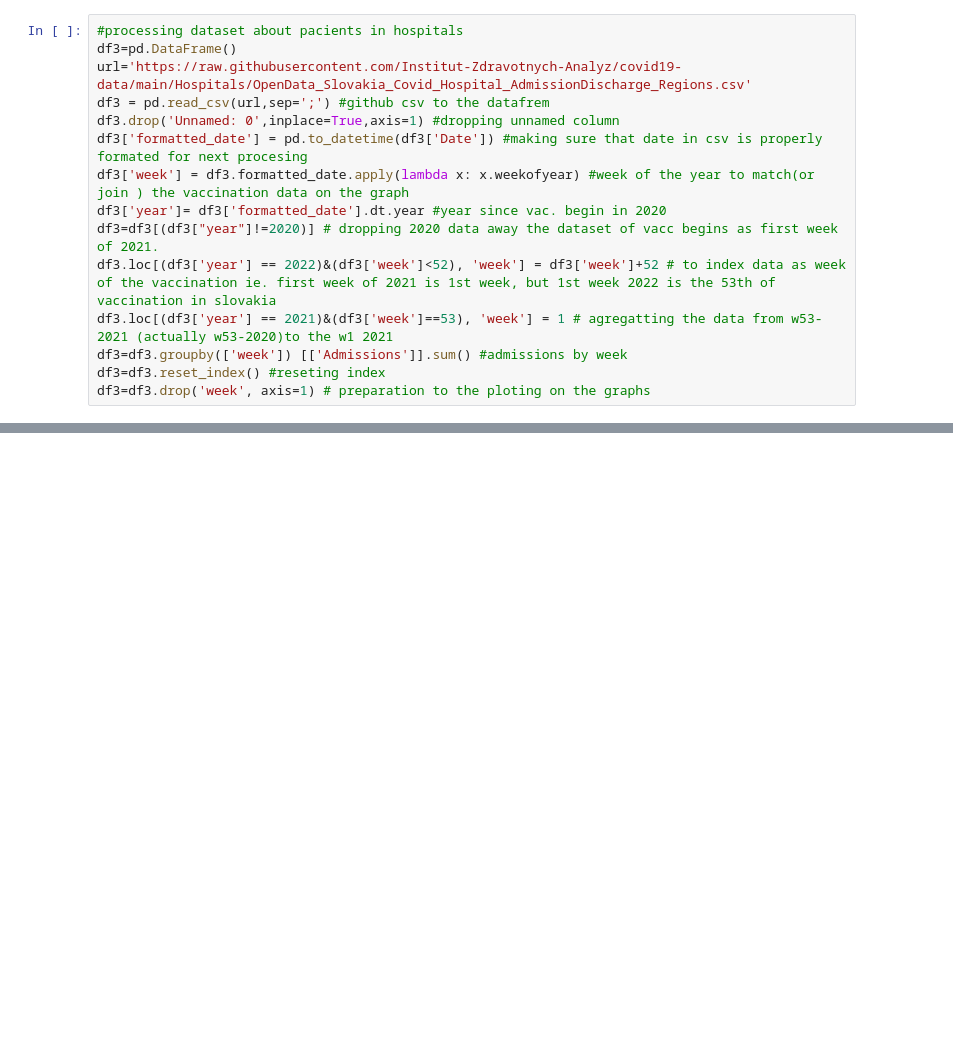
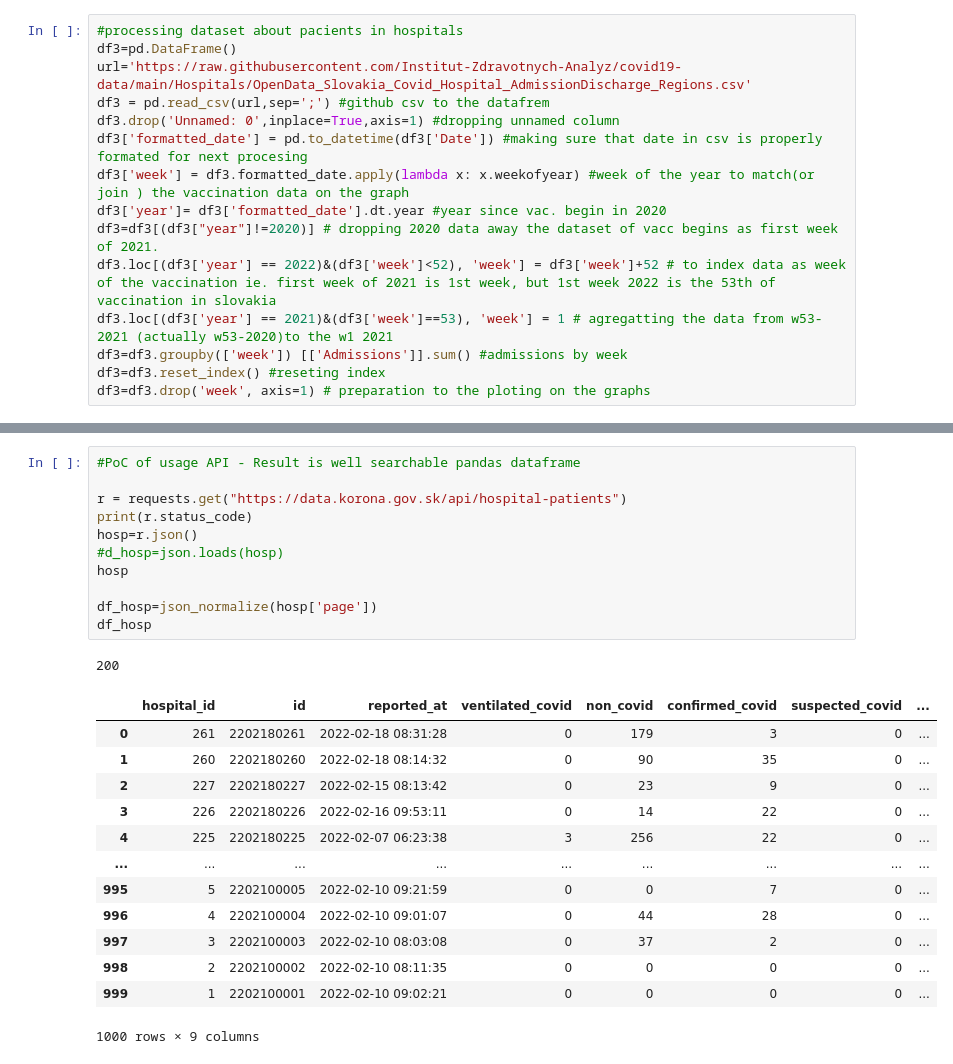
Before and after one commit to tomato54/projekt, a Jupyter notebook: Posielanie-dat-ockovanie-do-git.ipynb, the cells around one changed output, grey strips where cells are left out. Saved outputs shown, nothing was run; the diff lists cells and outputs as text; blank space fills up the shorter version.

```diff
--- a/Posielanie-dat-ockovanie-do-git.ipynb
+++ b/Posielanie-dat-ockovanie-do-git.ipynb
@@ -329,0 +594,26 @@ IndentationError: unexpected indent (<ipython-input-12-1f5181c4099b>, line 2)
+# %%
+#PoC of usage API - Result is well searchable pandas dataframe
+
+r = requests.get("https://data.korona.gov.sk/api/hospital-patients")
+print(r.status_code)
+hosp=r.json()
+#d_hosp=json.loads(hosp)
+hosp
+
+df_hosp=json_normalize(hosp['page'])
+df_hosp
+# %% [output]
+200
+|  | hospital_id | id | reported_at | ventilated_covid | non_covid | confirmed_covid | suspected_covid | ... |
+| 0 | 261 | 2202180261 | 2022-02-18 08:31:28 | 0 | 179 | 3 | 0 | ... |
+| 1 | 260 | 2202180260 | 2022-02-18 08:14:32 | 0 | 90 | 35 | 0 | ... |
+| 2 | 227 | 2202180227 | 2022-02-15 08:13:42 | 0 | 23 | 9 | 0 | ... |
+| 3 | 226 | 2202180226 | 2022-02-16 09:53:11 | 0 | 14 | 22 | 0 | ... |
+| 4 | 225 | 2202180225 | 2022-02-07 06:23:38 | 3 | 256 | 22 | 0 | ... |
+| ... | ... | ... | ... | ... | ... | ... | ... | ... |
+| 995 | 5 | 2202100005 | 2022-02-10 09:21:59 | 0 | 0 | 7 | 0 | ... |
+| 996 | 4 | 2202100004 | 2022-02-10 09:01:07 | 0 | 44 | 28 | 0 | ... |
+| 997 | 3 | 2202100003 | 2022-02-10 08:03:08 | 0 | 37 | 2 | 0 | ... |
+| 998 | 2 | 2202100002 | 2022-02-10 08:11:35 | 0 | 0 | 0 | 0 | ... |
+| 999 | 1 | 2202100001 | 2022-02-10 09:02:21 | 0 | 0 | 0 | 0 | ... |
+1000 rows × 9 columns
```
Also changed, not shown: parts of 10 cells of this notebook, 3 other files.
